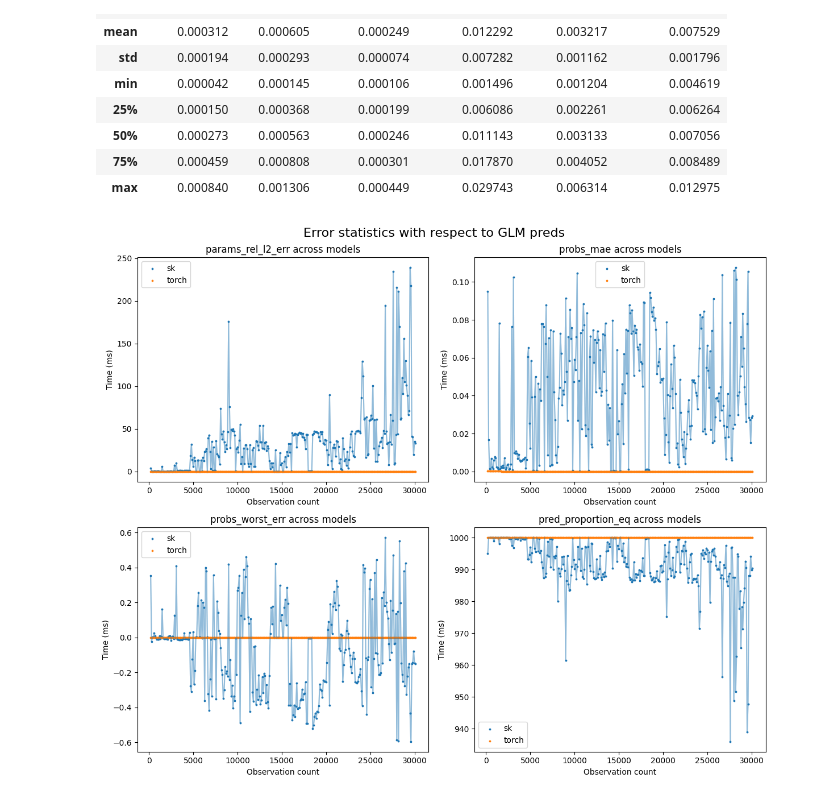
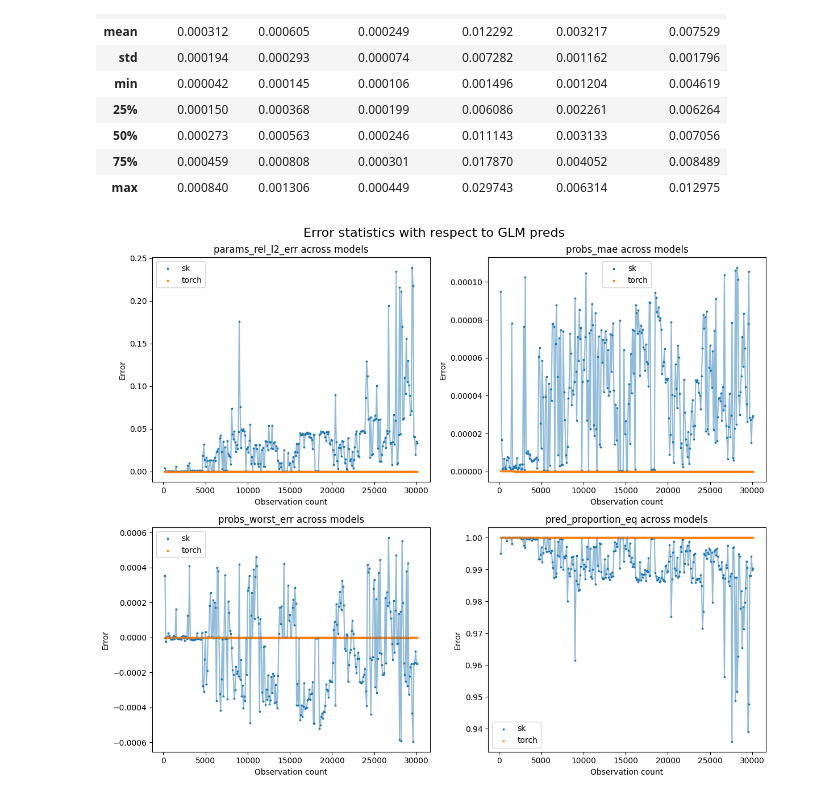
Before and after one commit to TheBISEconStatcian/BEReBASL, a Jupyter notebook: dev/speed_train_logistic.ipynb, the cells around one changed output. Saved outputs shown, nothing was run; the diff lists cells and outputs as text; code cells hidden in the pictures.

```diff
--- a/dev/speed_train_logistic.ipynb
+++ b/dev/speed_train_logistic.ipynb
@@ -270,33 +270,33 @@ time_means.describe().sort_index(axis=1)
 # %%
 obs_counts = grouped_stats["obs_count"]["mean"]
 
 models = ["glm", "sk", "torch"]
 
 fig, axes = plt.subplots(nrows= 2, ncols=2, figsize=(12,10))
 
 colors = plt.rcParams["axes.prop_cycle"].by_key()["color"]
 
 
 for ax, error_type in zip(axes.flatten(), ["params_rel_l2_err", "probs_mae", "probs_worst_err","pred_proportion_eq"]):
     for model_idx, model in enumerate(models[1:]):
         scatter_with_minmax(
             ax,
             x=obs_counts,
-            y=grouped_stats[f"{error_type}_{model}"]["mean"] * 1e3,
-            lower_q=grouped_stats[f"{error_type}_{model}"][0.05] * 1e3,
-            higher_q=grouped_stats[f"{error_type}_{model}"][0.95] * 1e3,
+            y=grouped_stats[f"{error_type}_{model}"]["mean"],
+            lower_q=grouped_stats[f"{error_type}_{model}"][0.05],
+            higher_q=grouped_stats[f"{error_type}_{model}"][0.95],
             label=model,
             c=colors[model_idx]
         )
     ax.legend()
     ax.set_title(f"{error_type} across models")
     ax.set_xlabel("Observation count")
-    ax.set_ylabel("Time (ms)")
+    ax.set_ylabel("Error")
 
 fig.suptitle("Error statistics with respect to GLM preds", fontsize=16)
 
 fig.tight_layout()
 
 plt.show()
 # %% [output]
-[figure, old version]
+[figure, new version]
```
